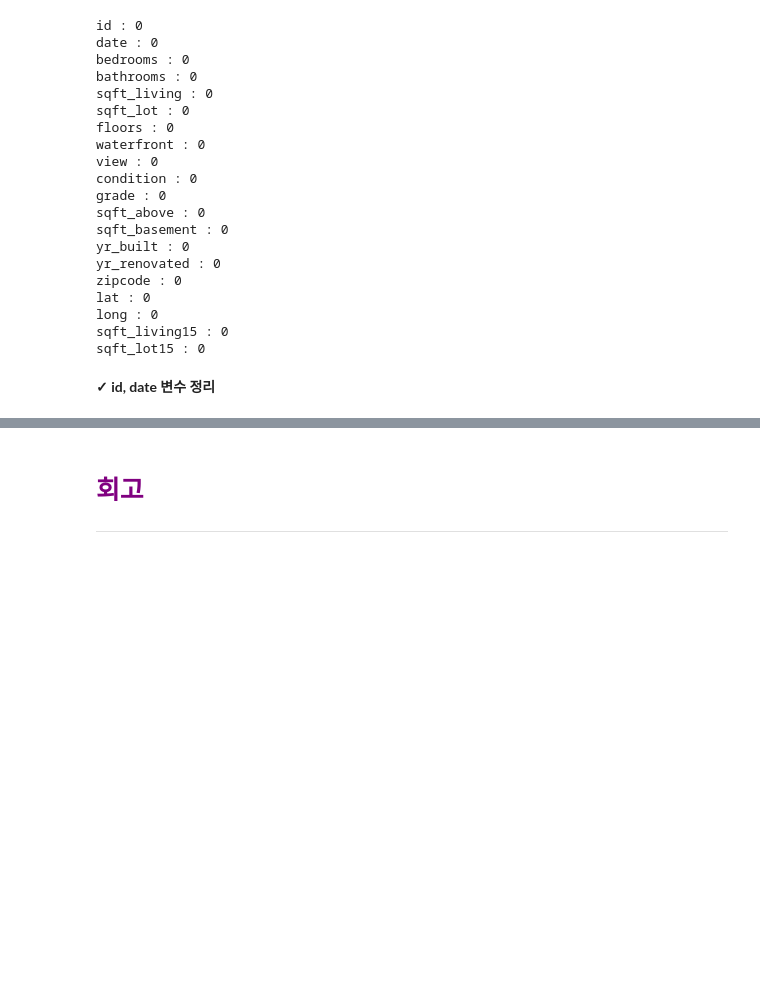
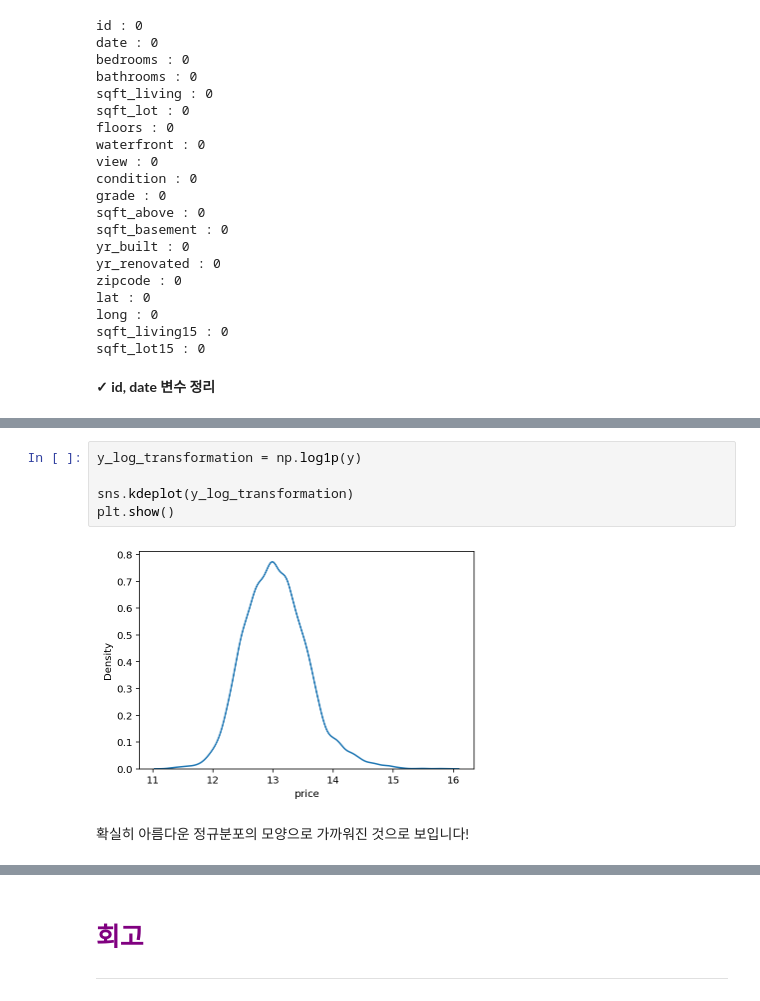
Before and after one commit to nogi519/aiffel, a Jupyter notebook: EXPLORATION9.ipynb, the cells around one changed output, grey strips where cells are left out. Saved outputs shown, nothing was run; the diff lists cells and outputs as text; blank space fills up the shorter version.

```diff
--- a/EXPLORATION9.ipynb
+++ b/EXPLORATION9.ipynb
@@ -225,0 +283,9 @@ sqft_lot15 : 0
+# %%
+y_log_transformation = np.log1p(y)
+
+sns.kdeplot(y_log_transformation)
+plt.show()
+# %% [output]
+[figure, added]
+# %% [markdown]
+확실히 아름다운 정규분포의 모양으로 가까워진 것으로 보입니다!
```
Also changed, not shown: parts of 46 cells of this notebook.
